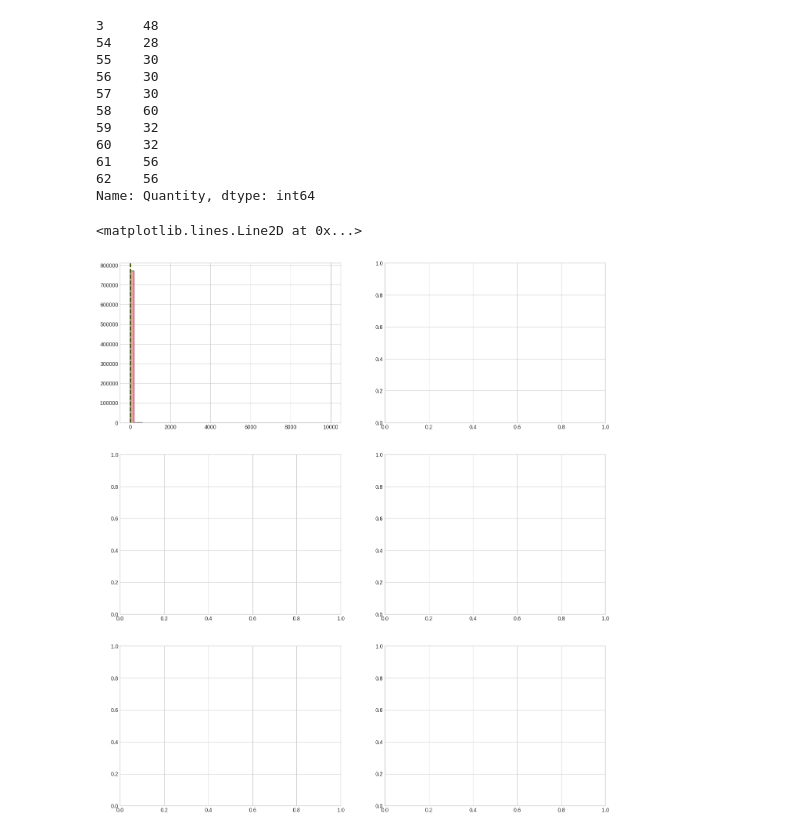
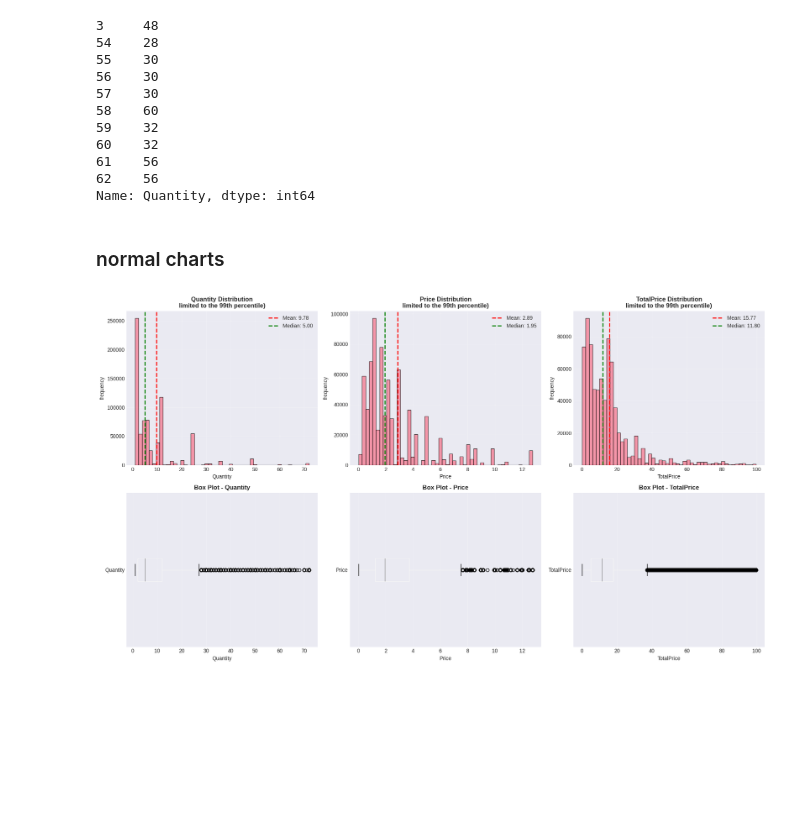
Before and after one commit to Ali-Zabiiihian/moq-price-analysis, a Jupyter notebook: moq price analysis.ipynb, the cells around one changed output. Drawn from its saved outputs; the diff is of its cells as text; code cells hidden in the pictures; blank space fills up the shorter version.

```diff
--- a/moq price analysis.ipynb
+++ b/moq price analysis.ipynb
@@ -918,18 +943,41 @@ print(outliers['Quantity'].head(10))
 61    56
 62    56
 Name: Quantity, dtype: int64
-# %%
-# making charts
-fig, axes = plt.subplots(3, 2, figsize=(16, 18))
-
-ax1 = axes[0, 0]
-ax2 = axes[0, 1]
-ax3 = axes[1, 0]
-
-# Histogram with mean and median
-df['Quantity'].hist(bins=50, ax=ax1, edgecolor='black', alpha=0.7)
-ax1.axvline(df['Quantity'].mean(), color='red', linestyle='--', linewidth=2, label=f'Mean: {df["Quantity"].mean():.2f}')
-ax1.axvline(df['Quantity'].median(), color='green', linestyle='--', linewidth=2, label=f'Median: {df["Quantity"].median():.2f}')
-# %% [output]
-<matplotlib.lines.Line2D at 0x...>
-[figure, removed]
+# %% [markdown]
+### normal charts
+# %%
+# generating the charts
+plt.style.use('seaborn-v0_8-darkgrid')
+fig = plt.figure(figsize=(18, 10))
+
+variables = ['Quantity', 'Price', 'TotalPrice']
+titles = ['Quantity Distribution', 'Price Distribution', 'TotalPrice Distribution']
+
+for idx, (var, title) in enumerate(zip(variables, titles), 1):
+    # Histogram
+    ax1 = plt.subplot(2, 3, idx)
+
+    # limiting the x axis to the 99th percentile
+    var_99 = df[var].quantile(0.99)
+    df_plot = df[df[var] <= var_99]
+
+    df_plot[var].hist(bins=50, edgecolor='black', alpha=0.7, ax=ax1)
+    ax1.axvline(df[var].mean(), color='red', linestyle='--', linewidth=2, label=f'Mean: {df[var].mean():.2f}')
+    ax1.axvline(df[var].median(), color='green', linestyle='--', linewidth=2, label=f'Median: {df[var].median():.2f}')
+    ax1.set_title(f'{title}\nlimited to the 99th percentile)', fontsize=12, weight='bold')
+    ax1.set_xlabel(var)
+    ax1.set_ylabel('frequency')
+    ax1.legend()
+    ax1.grid(True, alpha=0.3)
+
+    # Box Plot
+    ax2 = plt.subplot(2, 3, idx + 3)
+    df_plot.boxplot(column=var, ax=ax2, vert=False)
+    ax2.set_title(f'Box Plot - {var}', fontsize=12, weight='bold')
+    ax2.set_xlabel(var)
+    ax2.grid(True, alpha=0.3)
+
+plt.tight_layout()
+plt.show()
+# %% [output]
+[figure, added]
```
Also changed, not shown: parts of 32 cells of this notebook.
